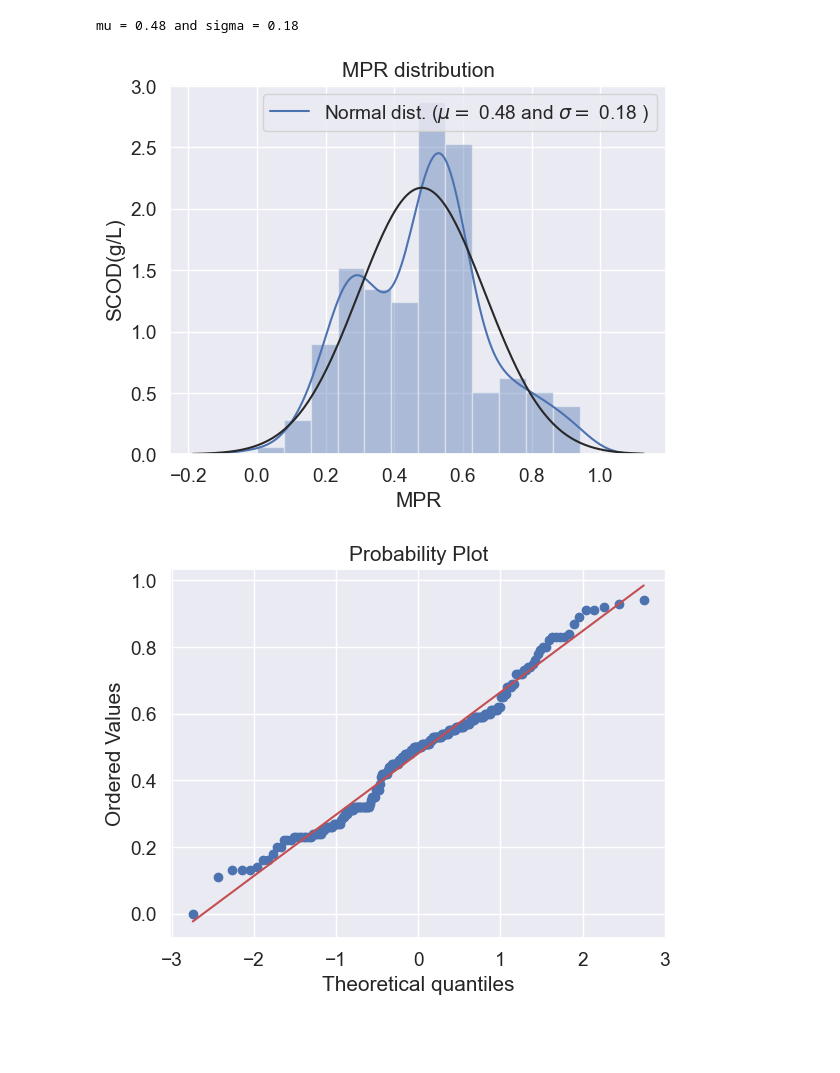
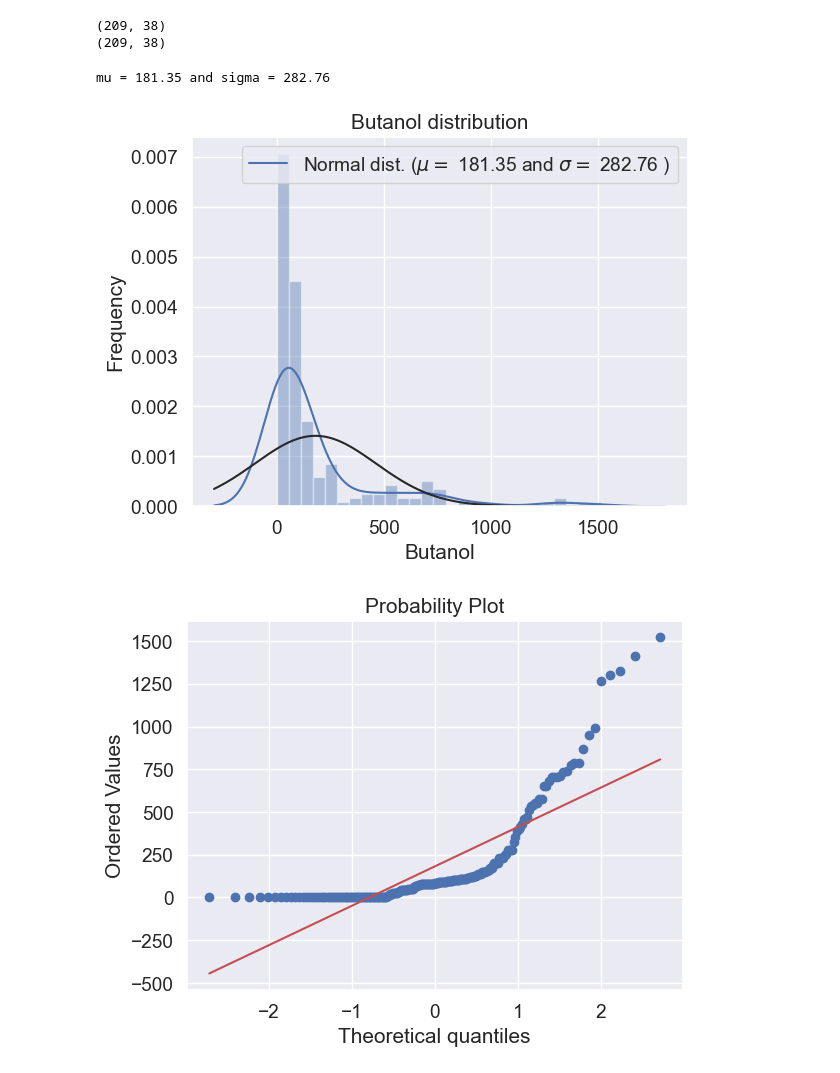
Before and after one commit to wenyi22/-, a Jupyter notebook: part1.ipynb, the cells around one changed output. Drawn from its saved outputs; the diff is of its cells as text; code cells hidden in the pictures; blank space fills up the shorter version.

```diff
--- a/part1.ipynb
+++ b/part1.ipynb
@@ -242,22 +152,46 @@ plt.show()
+# %%
+# 其餘ND值用前後平均填充(線性插值)
+train = train.replace("ND", pd.NA)
+test = test.replace("ND" , pd.NA)
+
+
+# # 處理ND值，如果某個特徵有連續20個ND，就刪除該特徵
+# features_to_drop = [column for column in train.columns if (train[column] == "ND").rolling(window=10).sum().max() >= 20]
+# train = train.drop(columns=features_to_drop)
+
+# 使用前後的值加總除以2進行插值
+train = train.interpolate(method="linear")
+test = test.interpolate(method="linear")
+
+# 使用線性插值填充缺失值
+train = train.interpolate(method="linear", limit_direction="both")
+test = test.interpolate(method="linear", limit_direction="both")
+
+#看數據維度
+print(train.shape)
+print(test.shape)
+# %% [output]
+(209, 38)
+(209, 38)
 # %%
 #分析目標變量的分布，計算均值與標準差
-sns.distplot(train['MPR'] , fit=norm);  #sns.distplot用於繪製一個變量的概率密度函數(PDF)和核密度估計(KDE)
+sns.distplot(train['Butanol'] , fit=norm);  #sns.distplot用於繪製一個變量的概率密度函數(PDF)和核密度估計(KDE)
 
-(mu, sigma) = norm.fit(train['MPR'])  #norm.fit對SalePrice變量進行最大似然估計(MLE)，mu:正態分布的均值，sigma:態分布的標準差。
+(mu, sigma) = norm.fit(train['Butanol'])  #norm.fit對SalePrice變量進行最大似然估計(MLE)，mu:正態分布的均值，sigma:態分布的標準差。
 print('\nmu = {:.2f} and sigma = {:.2f}\n'.format(mu, sigma)) #\n換行，{:.2f}是一個格式化字符串，會被替換為mu和sigma的值，以保留兩位小數輸出。
 
 plt.legend(['Normal dist. ($\mu=$ {:.2f} and $\sigma=$ {:.2f} )'.format(mu, sigma)],  #plt.legend用於給圖標添加圖例，
             loc='best')  #loc='best' 將圖例放置在當前圖形最佳位置，避免遮擋數據
-plt.ylabel('SCOD(g/L)')
-plt.title('MPR distribution')
+plt.ylabel('Frequency')
+plt.title('Butanol distribution')
 
 fig = plt.figure()   #創建一個新的圖形窗口
-res = stats.probplot(train['MPR'], plot=plt)  #res表示用於比較的理論分佈，stats.probplot為一個概率圖函數，繪製數據樣本分佈與理論分佈之間的比較。
+res = stats.probplot(train['Butanol'], plot=plt)  #res表示用於比較的理論分佈，stats.probplot為一個概率圖函數，繪製數據樣本分佈與理論分佈之間的比較。
 plt.show()
 # %% [output]
-mu = 0.48 and sigma = 0.18
+mu = 181.35 and sigma = 282.76
-[figure, old version]
+[figure, new version]
-[figure, old version]
+[figure, new version]
 # %%
 # log對數變換
 train["MPR"] = np.log1p(train["MPR"])  #np.log1p函數將()變量中的所有值都加上1，然後取對數。可以有效的消除數據中的偏度和峰度。使其更接近正態分佈。
```
Also changed, not shown: parts of 23 cells of this notebook, 2 other files.
